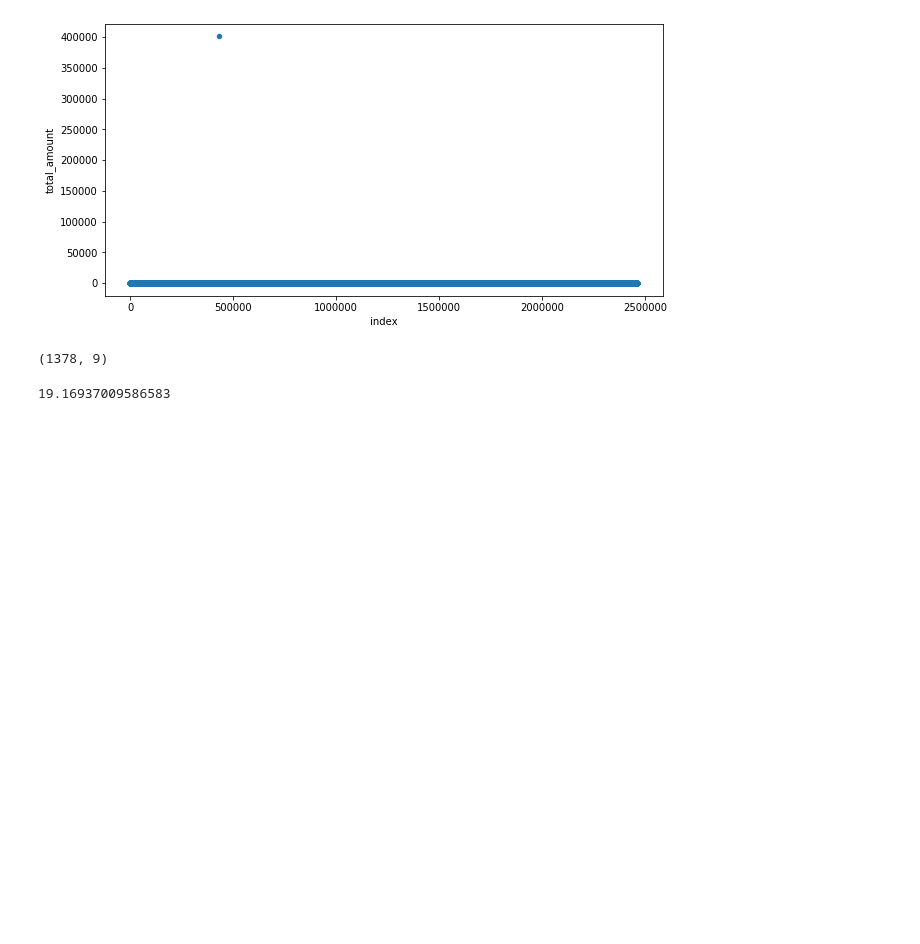
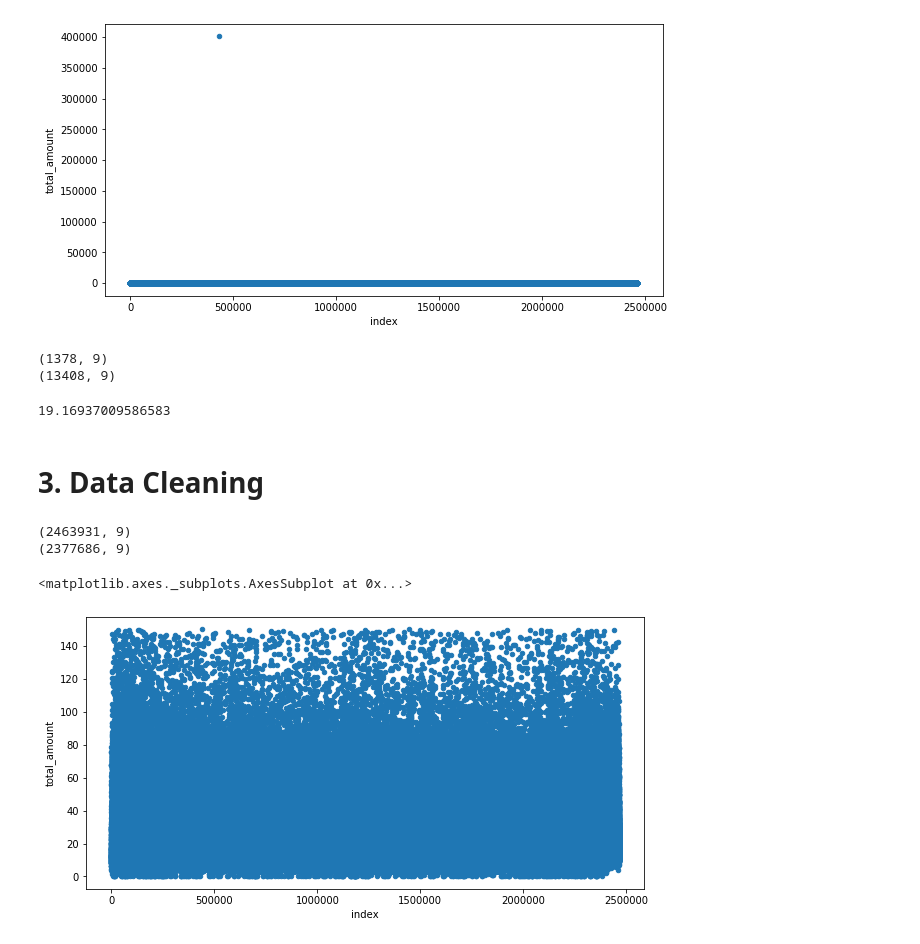
Before and after one commit to MosabKhaled/NewYorkTaxiAnalysis, a Jupyter notebook: New York Taxi Analysis .ipynb, the cells around one changed output. Saved outputs shown, nothing was run; the diff lists cells and outputs as text; code cells hidden in the pictures; blank space fills up the shorter version.

Commit message:
Finished Data Cleaning

```diff
--- a/New York Taxi Analysis .ipynb
+++ b/New York Taxi Analysis .ipynb
@@ -134,10 +151,27 @@ df.reset_index().plot(kind = 'scatter', y='total_amount', x = 'index', figsize =
 <matplotlib.axes._subplots.AxesSubplot at 0x...>
 [figure]
 # %%
-df[df['total_amount']>150].shape
+print(df[df['total_amount']>150].shape)
+print(df[df['total_amount']<=0].shape)
 # %% [output]
 (1378, 9)
+(13408, 9)
 # %%
 df['total_amount'].mean()
 # %% [output]
 19.16937009586583
+# %% [markdown]
+# 3. Data Cleaning
+# %%
+new_df = df[(df['total_amount'] > 0) & (df['total_amount'] <= 150)]
+# %%
+print(df.shape)
+print(new_df.shape)
+# %% [output]
+(2463931, 9)
+(2377686, 9)
+# %%
+new_df.reset_index().plot(kind = 'scatter', y='total_amount', x = 'index', figsize = (10,5))
+# %% [output]
+<matplotlib.axes._subplots.AxesSubplot at 0x...>
+[figure, added]
```
Also changed, not shown: parts of 4 cells of this notebook.
